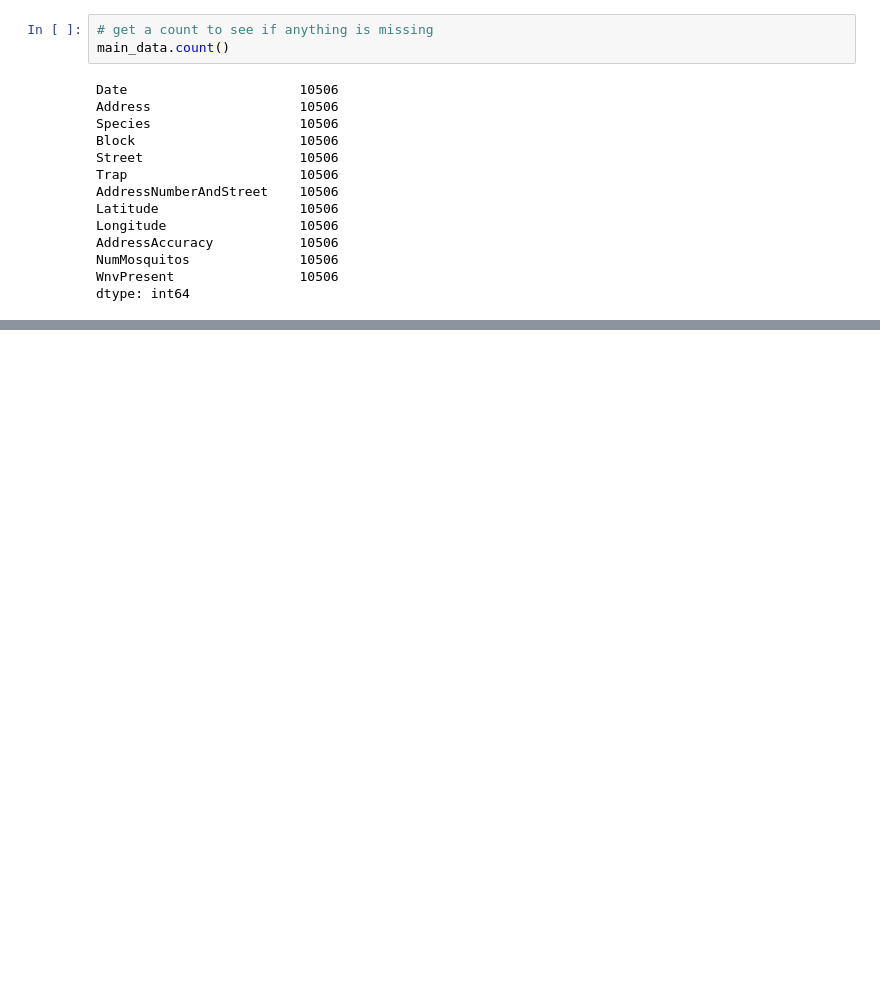
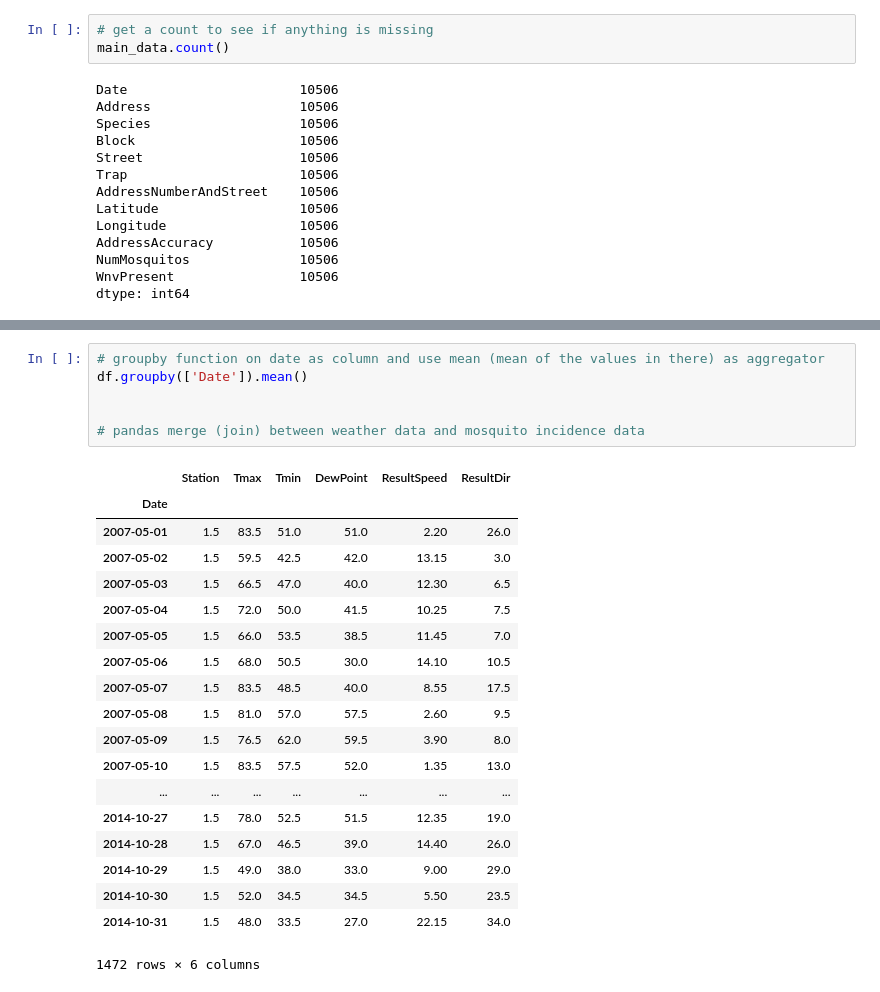
Before and after one commit to rhsu0268/West-Nile-Virus, a Jupyter notebook: Exploratory-Data-Analysis.ipynb, the cells around one changed output, grey strips where cells are left out. Drawn from its saved outputs; the diff is of its cells as text; blank space fills up the shorter version.

Commit message:
Added exploration for joined data

```diff
--- a/Exploratory-Data-Analysis.ipynb
+++ b/Exploratory-Data-Analysis.ipynb
@@ -243,0 +257,26 @@ dtype: int64
+# %%
+# groupby function on date as column and use mean (mean of the values in there) as aggregator
+df.groupby(['Date']).mean()
+
+
+# pandas merge (join) between weather data and mosquito incidence data
+# %% [output]
+|  | Station | Tmax | Tmin | DewPoint | ResultSpeed | ResultDir |
+| Date |  |  |  |  |  |  |
+| 2007-05-01 | 1.5 | 83.5 | 51.0 | 51.0 | 2.20 | 26.0 |
+| 2007-05-02 | 1.5 | 59.5 | 42.5 | 42.0 | 13.15 | 3.0 |
+| 2007-05-03 | 1.5 | 66.5 | 47.0 | 40.0 | 12.30 | 6.5 |
+| 2007-05-04 | 1.5 | 72.0 | 50.0 | 41.5 | 10.25 | 7.5 |
+| 2007-05-05 | 1.5 | 66.0 | 53.5 | 38.5 | 11.45 | 7.0 |
+| 2007-05-06 | 1.5 | 68.0 | 50.5 | 30.0 | 14.10 | 10.5 |
+| 2007-05-07 | 1.5 | 83.5 | 48.5 | 40.0 | 8.55 | 17.5 |
+| 2007-05-08 | 1.5 | 81.0 | 57.0 | 57.5 | 2.60 | 9.5 |
+| 2007-05-09 | 1.5 | 76.5 | 62.0 | 59.5 | 3.90 | 8.0 |
+| 2007-05-10 | 1.5 | 83.5 | 57.5 | 52.0 | 1.35 | 13.0 |
+| ... | ... | ... | ... | ... | ... | ... |
+| 2014-10-27 | 1.5 | 78.0 | 52.5 | 51.5 | 12.35 | 19.0 |
+| 2014-10-28 | 1.5 | 67.0 | 46.5 | 39.0 | 14.40 | 26.0 |
+| 2014-10-29 | 1.5 | 49.0 | 38.0 | 33.0 | 9.00 | 29.0 |
+| 2014-10-30 | 1.5 | 52.0 | 34.5 | 34.5 | 5.50 | 23.5 |
+| 2014-10-31 | 1.5 | 48.0 | 33.5 | 27.0 | 22.15 | 34.0 |
+1472 rows × 6 columns
```
Also changed, not shown: parts of 6 cells of this notebook, 1 other file.
